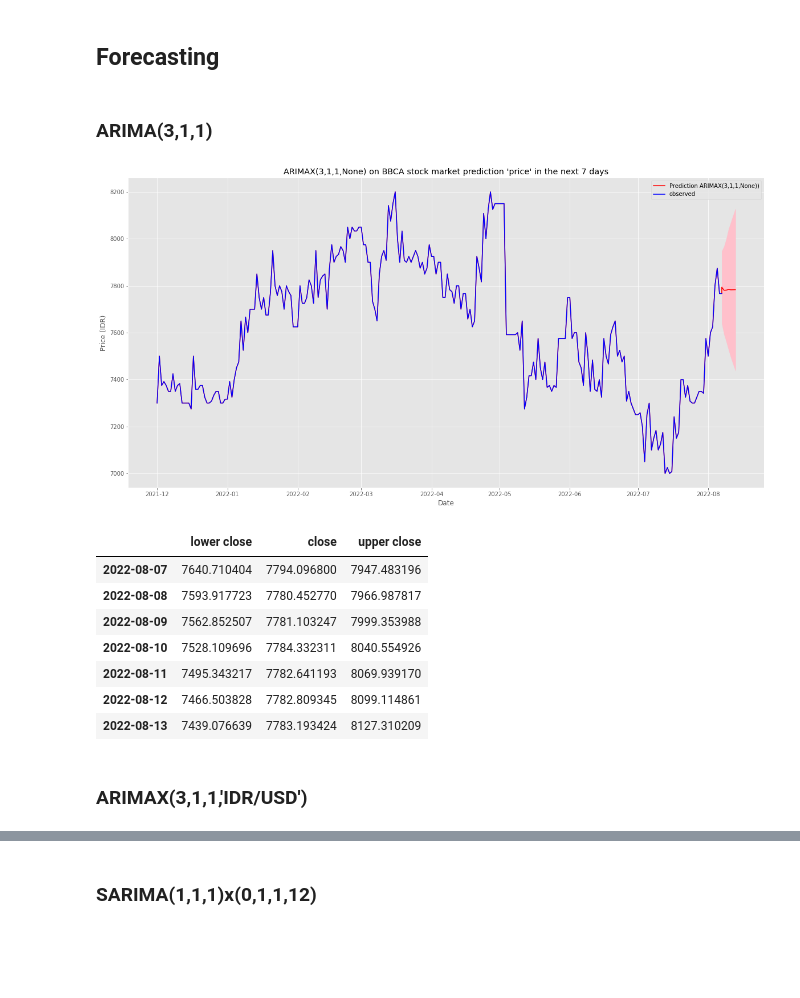
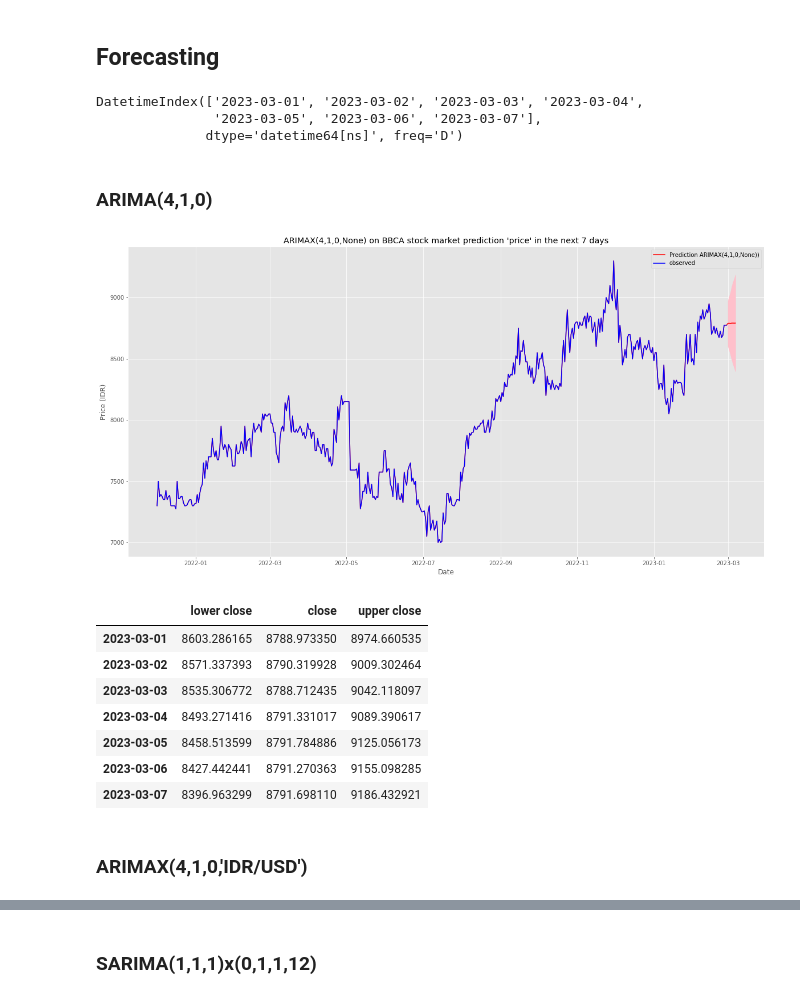
Before and after one commit to nfarrasd/Stock-Market-Reaction-Portfolio-Management, a Jupyter notebook: TSA - Indonesia's Economic Analysis & Prediction.ipynb, the cells around one changed output, grey strips where cells are left out. Drawn from its saved outputs; the diff is of its cells as text; code cells hidden in the pictures; blank space fills up the shorter version.

```diff
--- a/TSA - Indonesia's Economic Analysis & Prediction.ipynb
+++ b/TSA - Indonesia's Economic Analysis & Prediction.ipynb
@@ -1937,5 +2150,5 @@ bbca_info
 # %%
-n_steps = 3
+n_steps = 7
 
 X_bbca, y_bbca = split_sequence(bbca_info.values, n_steps)
 # %%
@@ -2194,0 +2456,30 @@ plt.show()
+# %%
+# ARIMAX
+
+# Create ARIMAX mean forecast
+arimax_pred = arimax_model.get_prediction(start = '2020-04-02')
+arimax_mean = arimax_pred.predicted_mean
+
+# Get confidence intervals of ARIMAX mean forecasts
+conf_int_arimax = arimax_pred.conf_int()
+
+# Plot mean ARIMAX predictions and observed
+plt.figure(figsize = (20,10))
+
+plt.plot(arimax_mean.index,
+         arimax_mean,
+         label = 'ARIMAX(4,1,0,\'IDR/USD\')')
+
+plt.fill_between(conf_int_arimax.index,
+                 conf_int_arimax['lower close'],
+                 conf_int_arimax['upper close'],
+                 color = 'pink')
+
+plt.plot(bbca_info['2020-04-02':],
+         label = 'observed')
+
+plt.xlabel('Date')
+plt.ylabel('Price (IDR)')
+plt.title('ARIMAX(4,1,0,\'IDR/USD\') on BBCA stock market \'price\' Dataset')
+plt.legend()
+plt.show()
@@ -2384,7 +2616,7 @@ def forecast_time_series(data, model_result, n_steps, predicted_date, exog = Non
         plt.figure(figsize = (20,10))
 
         plt.plot(arimax_mean[start_date:],
-                 label = f'Prediction ARIMAX(3,1,1,{exog_name}))',
+                 label = f'Prediction ARIMAX(4,1,0,{exog_name}))',
                  color = 'red')
 
         plt.fill_between(conf_int_arimax.index,
@@ -2399,7 +2631,7 @@ def forecast_time_series(data, model_result, n_steps, predicted_date, exog = Non
 
         plt.xlabel('Date')
         plt.ylabel('Price (IDR)')
-        plt.title(f'ARIMAX(3,1,1,{exog_name}) on BBCA stock market prediction \'price\' in the next 7 days')
+        plt.title(f'ARIMAX(4,1,0,{exog_name}) on BBCA stock market prediction \'price\' in the next 7 days')
         plt.legend()
         plt.show()
         pass
@@ -2413,24 +2645,31 @@ def forecast_time_series(data, model_result, n_steps, predicted_date, exog = Non
 start_date = '2021-12-01'
 
 # Start predicted date
-predicted_dates = pd.date_range(start = dt.datetime.now().strftime('%Y-%m-%d'),
-                                end = (dt.datetime.now() + dt.timedelta(days = 6)).strftime('%Y-%m-%d'))
+x = '2023-03-01'
+predicted_dates = pd.date_range(start = dt.datetime.strptime(x, '%Y-%m-%d'),
+                                end = (dt.datetime.strptime(x, '%Y-%m-%d') + dt.timedelta(days = 6)).strftime('%Y-%m-%d'))
+# %%
+predicted_dates
+# %% [output]
+DatetimeIndex(['2023-03-01', '2023-03-02', '2023-03-03', '2023-03-04',
+               '2023-03-05', '2023-03-06', '2023-03-07'],
+              dtype='datetime64[ns]', freq='D')
 # %% [markdown]
-### ARIMA(3,1,1)
+### ARIMA(4,1,0)
 # %%
 forecast_time_series(data = bbca_info,
-                     model_result = results_1_bbca,
+                     model_result = arima_model,
                      n_steps = 7,
                      exog = None,
                      exog_name = None,
                      predicted_date = predicted_dates,
                      result = False)
 # %% [output]
-[figure, old version]
+[figure, new version]
 # %%
-# ARIMA(3,1,1) Prediction
+# ARIMA(4,1,0) Prediction
 result_1 = forecast_time_series(data = bbca_info,
-                                model_result = results_1_bbca,
+                                model_result = arima_model,
                                 n_steps = 7,
                                 exog = None,
                                 exog_name = None,
@@ -2440,14 +2679,14 @@ result_1 = forecast_time_series(data = bbca_info,
 result_1
 # %% [output]
 |  | lower close | close | upper close |
-| 2022-08-07 | 7640.710404 | 7794.096800 | 7947.483196 |
-| 2022-08-08 | 7593.917723 | 7780.452770 | 7966.987817 |
-| 2022-08-09 | 7562.852507 | 7781.103247 | 7999.353988 |
-| 2022-08-10 | 7528.109696 | 7784.332311 | 8040.554926 |
-| 2022-08-11 | 7495.343217 | 7782.641193 | 8069.939170 |
-| 2022-08-12 | 7466.503828 | 7782.809345 | 8099.114861 |
-| 2022-08-13 | 7439.076639 | 7783.193424 | 8127.310209 |
+| 2023-03-01 | 8603.286165 | 8788.973350 | 8974.660535 |
+| 2023-03-02 | 8571.337393 | 8790.319928 | 9009.302464 |
+| 2023-03-03 | 8535.306772 | 8788.712435 | 9042.118097 |
+| 2023-03-04 | 8493.271416 | 8791.331017 | 9089.390617 |
+| 2023-03-05 | 8458.513599 | 8791.784886 | 9125.056173 |
+| 2023-03-06 | 8427.442441 | 8791.270363 | 9155.098285 |
+| 2023-03-07 | 8396.963299 | 8791.698110 | 9186.432921 |
 # %% [markdown]
-### ARIMAX(3,1,1,'IDR/USD')
+### ARIMAX(4,1,0,'IDR/USD')
 # %%
 forecast_time_series(data = bbca_info,
```
Also changed, not shown: parts of 167 cells of this notebook.
